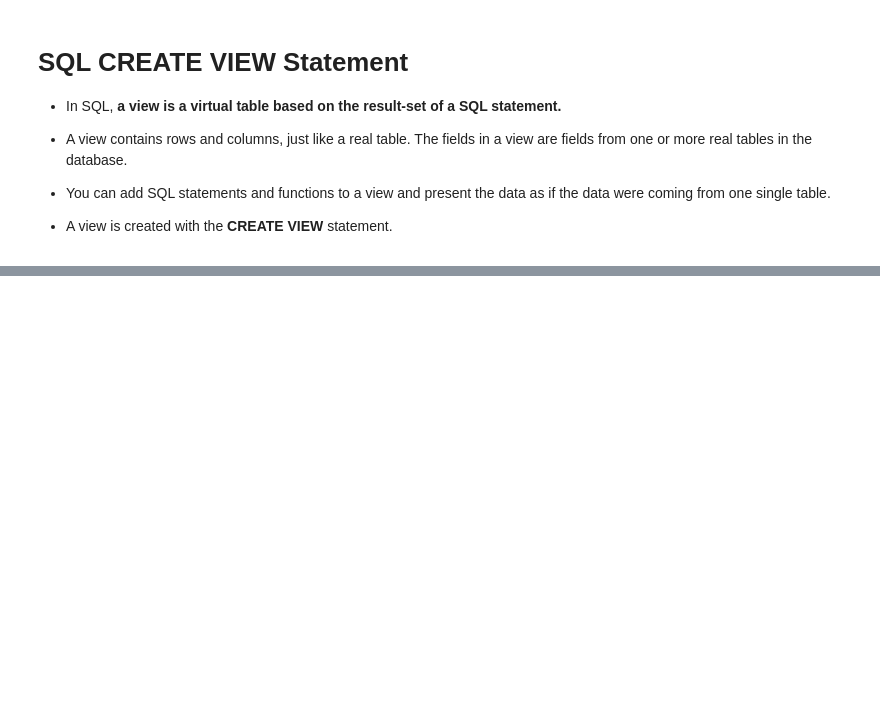
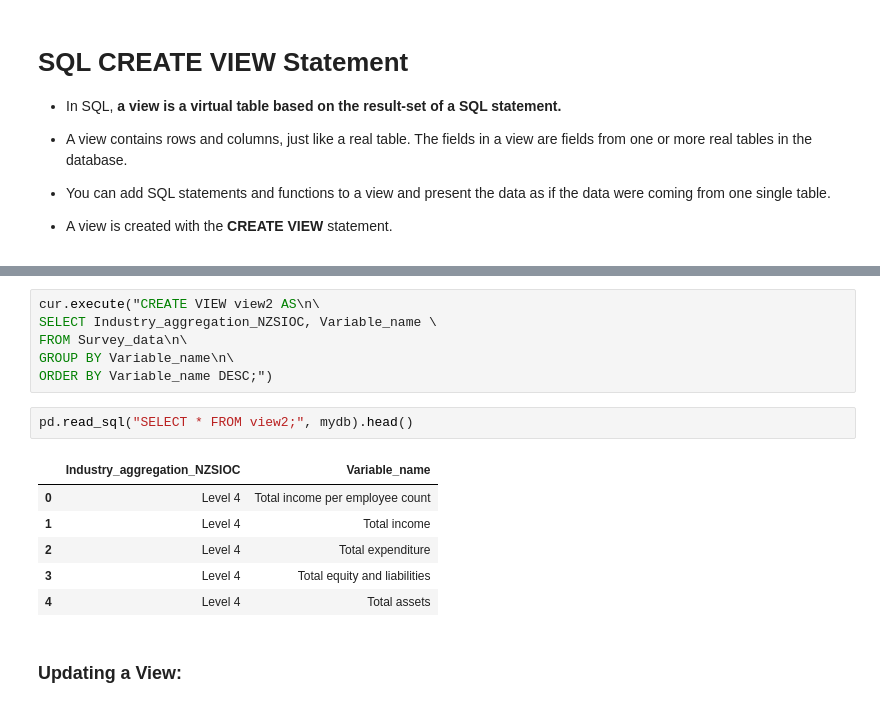
Before and after one commit to shivananda-sonwane/practice-on-daily-basis, a Jupyter notebook: 3. Databases/in1__SQL and Python/in2__MySQL documentation (re-executing queries).ipynb, the cells around one changed output, grey strips where cells are left out. Saved outputs shown, nothing was run; the diff lists cells and outputs as text; blank space fills up the shorter version.

```diff
--- a/3. Databases/in1__SQL and Python/in2__MySQL documentation (re-executing queries).ipynb
+++ b/3. Databases/in1__SQL and Python/in2__MySQL documentation (re-executing queries).ipynb
@@ -2080,0 +2104,17 @@ pd.read_sql("SELECT * FROM persons1;", mydb)
+# %%
+cur.execute("CREATE VIEW view2 AS\n\
+SELECT Industry_aggregation_NZSIOC, Variable_name \
+FROM Survey_data\n\
+GROUP BY Variable_name\n\
+ORDER BY Variable_name DESC;")
+# %%
+pd.read_sql("SELECT * FROM view2;", mydb).head()
+# %% [output]
+|  | Industry_aggregation_NZSIOC | Variable_name |
+| 0 | Level 4 | Total income per employee count |
+| 1 | Level 4 | Total income |
+| 2 | Level 4 | Total expenditure |
+| 3 | Level 4 | Total equity and liabilities |
+| 4 | Level 4 | Total assets |
+# %% [markdown]
+### Updating a View:
```
Also changed, not shown: parts of 56 cells of this notebook.
